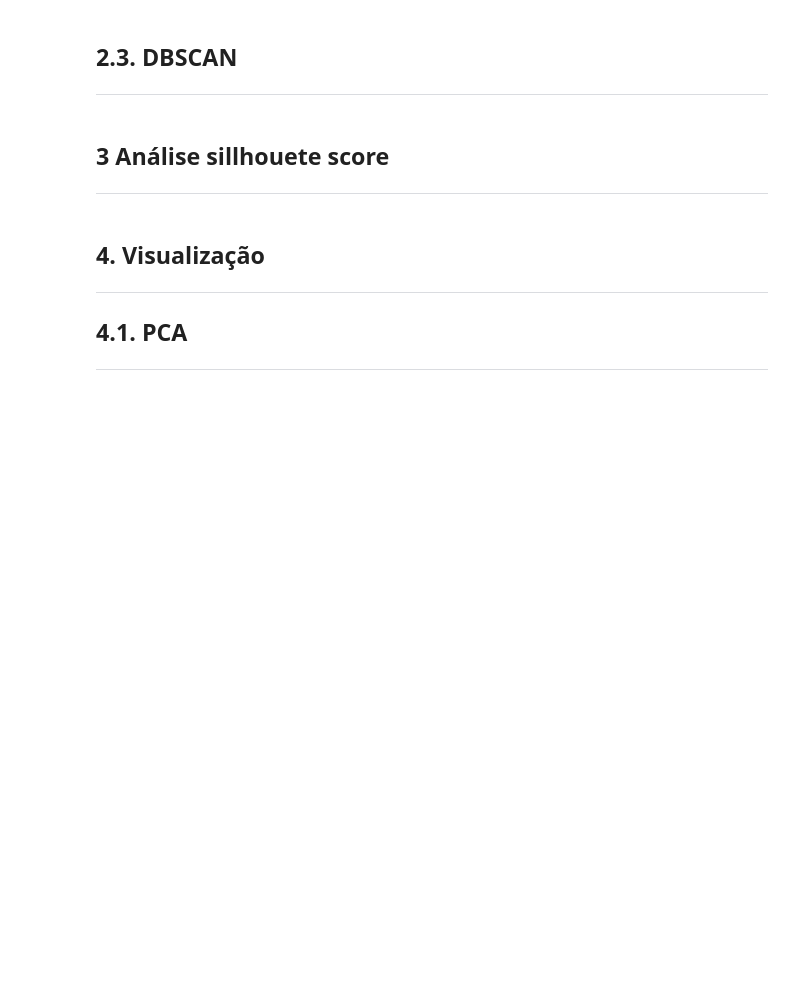
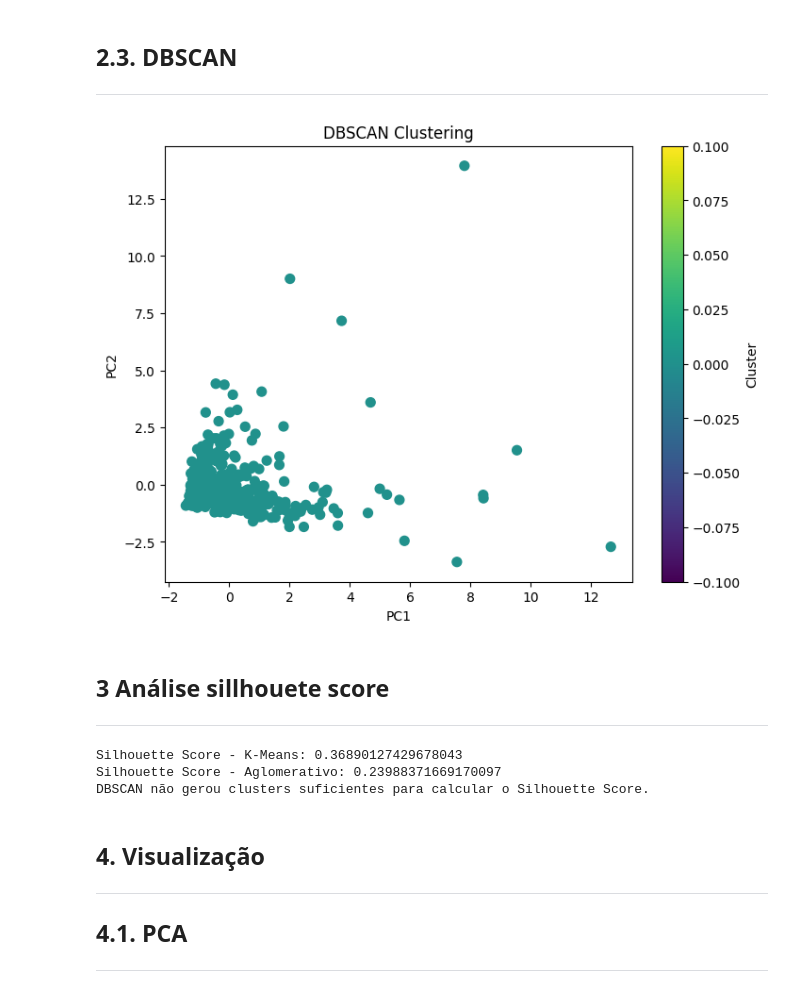
Before and after one commit to KesleyJS/TrabalhoML, a Jupyter notebook: Lista03/Lista3.ipynb, the cells around one changed output. Drawn from its saved outputs; the diff is of its cells as text; code cells hidden in the pictures; blank space fills up the shorter version.

```diff
--- a/Lista03/Lista3.ipynb
+++ b/Lista03/Lista3.ipynb
@@ -72,9 +144,39 @@ df = pd.read_csv('../dataset/WholesaleCustomers.csv')
 # %% [markdown]
 ## 2.3. DBSCAN
 --------------------
+# %%
+# DBSCAN com eps=3000 e min_samples=5
+dbscan = DBSCAN(eps=3000, min_samples=5)
+dbscan_labels = dbscan.fit_predict(X_scaled)
+
+plt.figure(figsize=(8, 6))
+plt.scatter(X_pca[:, 0], X_pca[:, 1], c=dbscan_labels, cmap='viridis', s=50)
+plt.title("DBSCAN Clustering")
+plt.xlabel("PC1")
+plt.ylabel("PC2")
+plt.colorbar(label="Cluster")
+plt.show()
+# %% [output]
+[figure, added]
 # %% [markdown]
 ## 3 Análise sillhouete score
 ---------------------------
+# %%
+# Cálculo do Silhouette Score
+print("Silhouette Score - K-Means:", silhouette_score(X_scaled, kmeans_labels))
+print("Silhouette Score - Aglomerativo:", silhouette_score(X_scaled, agglo_labels))
+
+# DBSCAN pode gerar rótulos -1 para ruído; é necessário filtrar antes de calcular
+if len(set(dbscan_labels)) > 1:
+    valid_labels = dbscan_labels[dbscan_labels != -1]
+    valid_data = X_scaled[dbscan_labels != -1]
+    print("Silhouette Score - DBSCAN:", silhouette_score(valid_data, valid_labels))
+else:
+    print("DBSCAN não gerou clusters suficientes para calcular o Silhouette Score.")
+# %% [output]
+Silhouette Score - K-Means: 0.36890127429678043
+Silhouette Score - Aglomerativo: 0.23988371669170097
+DBSCAN não gerou clusters suficientes para calcular o Silhouette Score.
 # %% [markdown]
 ## 4. Visualização
 ---------------------------
```
Also changed, not shown: parts of 7 cells of this notebook.
